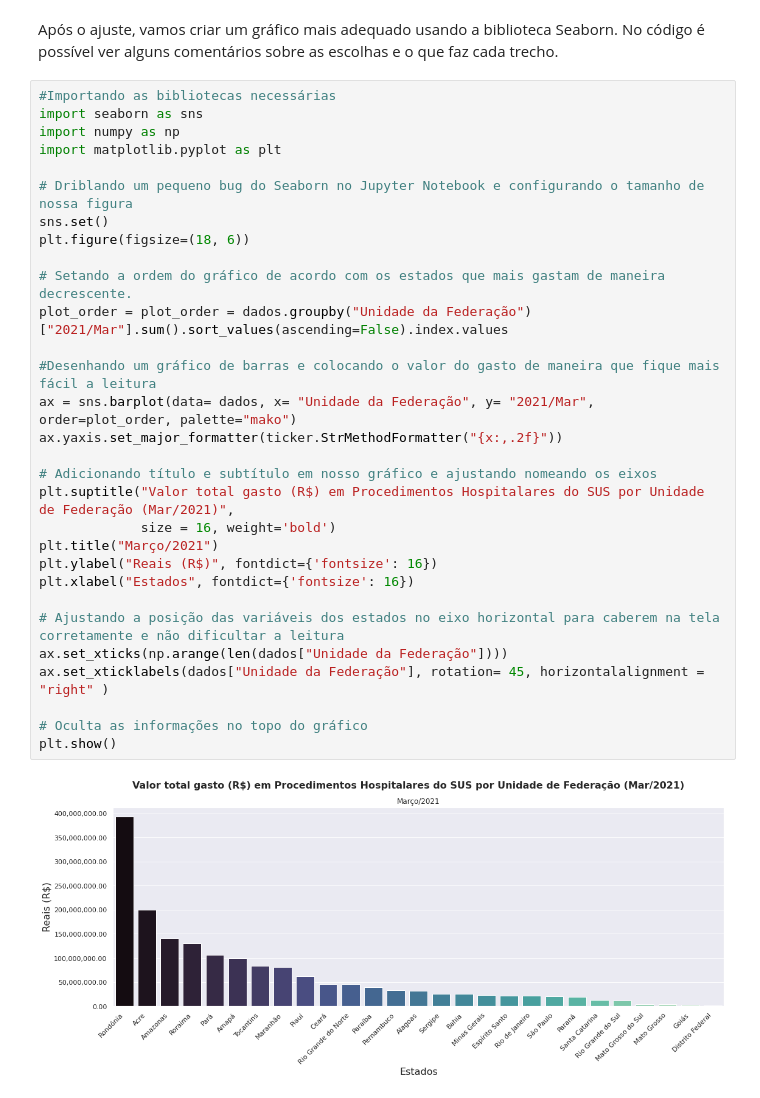
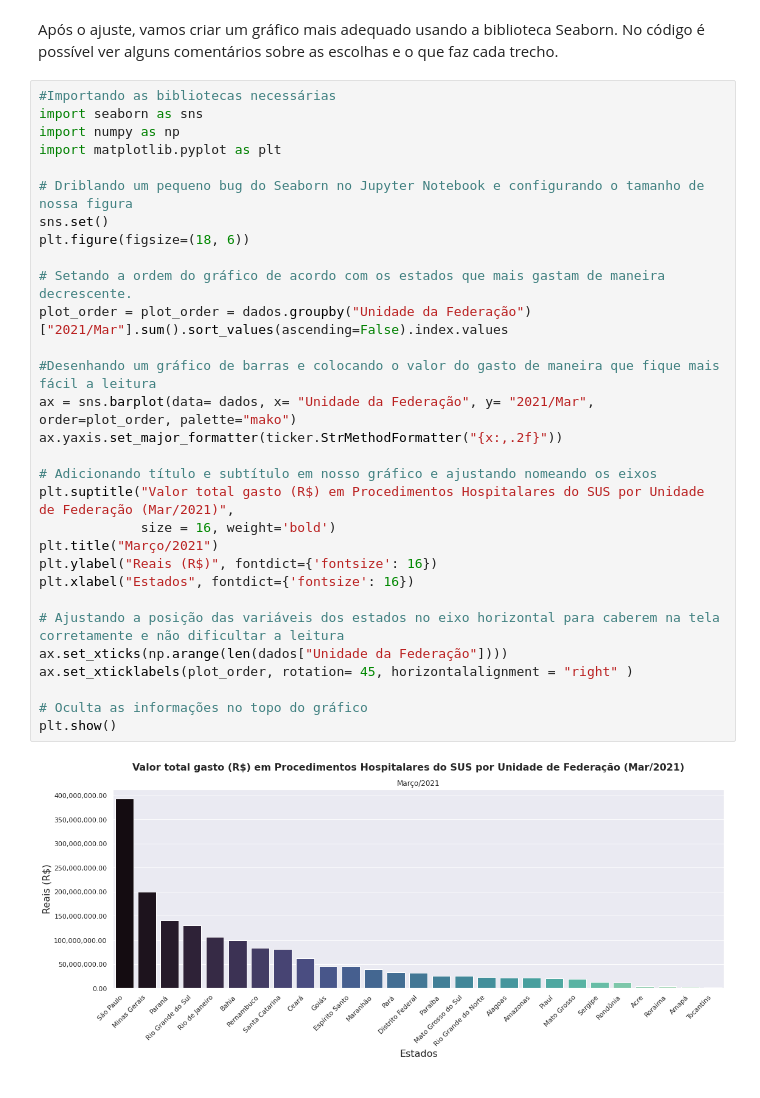
Before and after one commit to afonsosr2/bootcamp_DS_Alura, a Jupyter notebook: Bootcamp_DS_Mod01_Aula01.ipynb, the cells around one changed output. Drawn from its saved outputs; the diff is of its cells as text.

```diff
--- a/Bootcamp_DS_Mod01_Aula01.ipynb
+++ b/Bootcamp_DS_Mod01_Aula01.ipynb
@@ -218,32 +218,32 @@ Após o ajuste, vamos criar um gráfico mais adequado usando a biblioteca Seabor
 # %%
 #Importando as bibliotecas necessárias
 import seaborn as sns
 import numpy as np
 import matplotlib.pyplot as plt
 
 # Driblando um pequeno bug do Seaborn no Jupyter Notebook e configurando o tamanho de nossa figura
 sns.set()
 plt.figure(figsize=(18, 6))
 
 # Setando a ordem do gráfico de acordo com os estados que mais gastam de maneira decrescente.
 plot_order = plot_order = dados.groupby("Unidade da Federação")["2021/Mar"].sum().sort_values(ascending=False).index.values
 
 #Desenhando um gráfico de barras e colocando o valor do gasto de maneira que fique mais fácil a leitura
 ax = sns.barplot(data= dados, x= "Unidade da Federação", y= "2021/Mar", order=plot_order, palette="mako")
 ax.yaxis.set_major_formatter(ticker.StrMethodFormatter("{x:,.2f}"))
 
 # Adicionando título e subtítulo em nosso gráfico e ajustando nomeando os eixos
 plt.suptitle("Valor total gasto (R$) em Procedimentos Hospitalares do SUS por Unidade de Federação (Mar/2021)",
              size = 16, weight='bold')
 plt.title("Março/2021")
 plt.ylabel("Reais (R$)", fontdict={'fontsize': 16})
 plt.xlabel("Estados", fontdict={'fontsize': 16})
 
 # Ajustando a posição das variáveis dos estados no eixo horizontal para caberem na tela corretamente e não dificultar a leitura
 ax.set_xticks(np.arange(len(dados["Unidade da Federação"])))
-ax.set_xticklabels(dados["Unidade da Federação"], rotation= 45, horizontalalignment = "right" )
+ax.set_xticklabels(plot_order, rotation= 45, horizontalalignment = "right" )
 
 # Oculta as informações no topo do gráfico
 plt.show()
 # %% [output]
-[figure, old version]
+[figure, new version]
```
Also changed, not shown: parts of 2 cells of this notebook.
